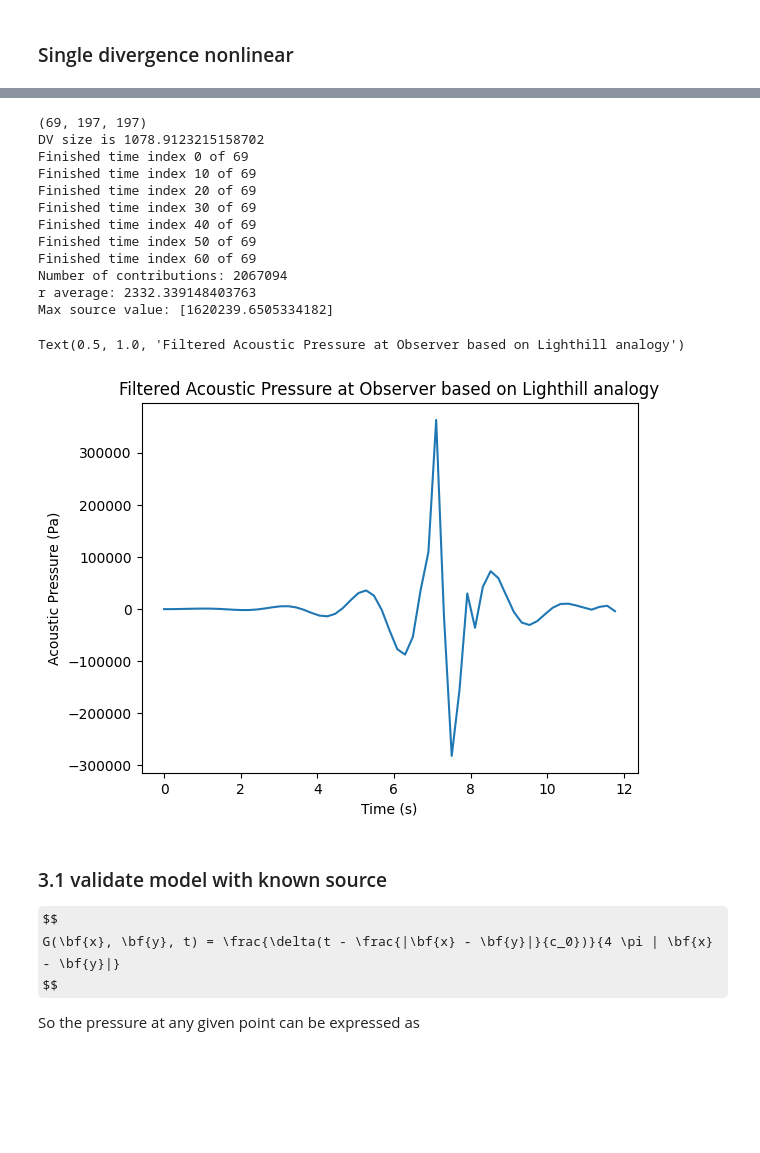
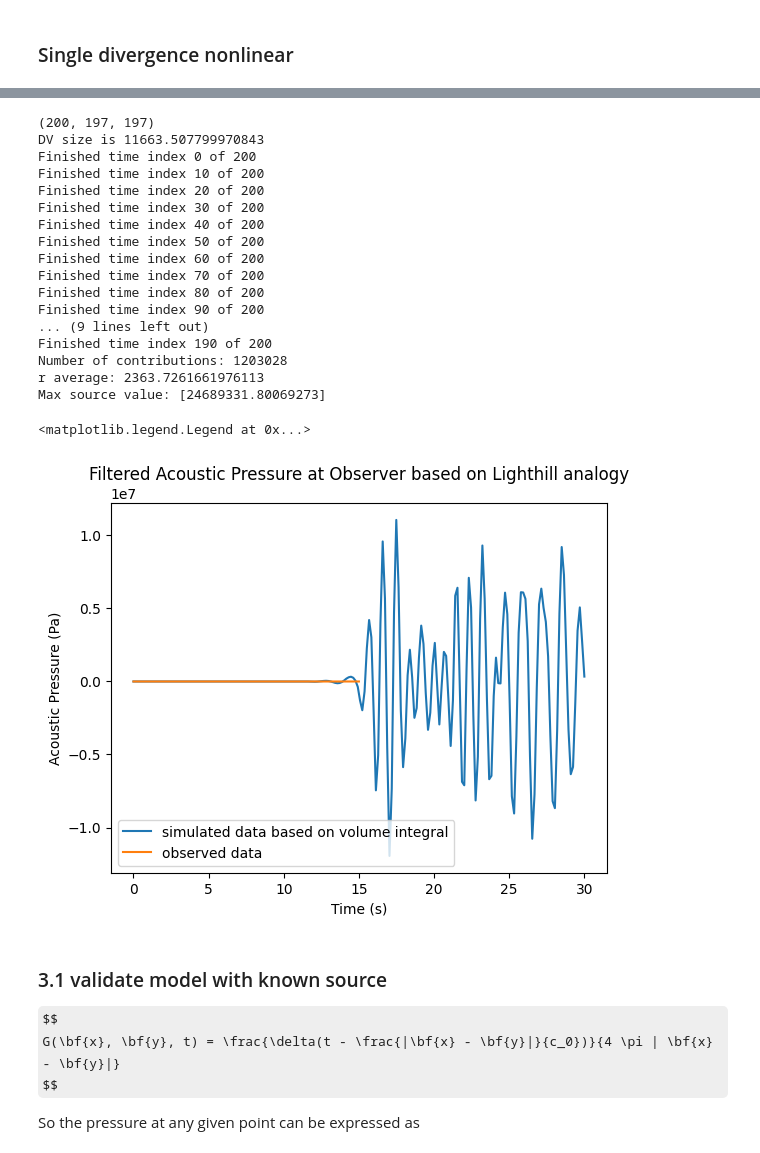
Before and after one commit to paxtonsc/volcano-sims, a Jupyter notebook: notebooks/2025.05.19.experiments.ipynb, the cells around one changed output, grey strips where cells are left out. Cells and saved outputs as stored; diff of their text form; code cells hidden in the pictures; some formulas as TeX source; blank space fills up the shorter version.

Commit message:
About to do some experiemnts with a different eruption model, can always go back to this commit.

```diff
--- a/notebooks/2025.05.19.experiments.ipynb
+++ b/notebooks/2025.05.19.experiments.ipynb
@@ -84,18 +260,18 @@ import numpy as np
 import matplotlib.tri as tri
 
 def solver_from_2D(dom, i):
-    solver_func = get_local_solver_from_index_func("simple_eruption_model", f"test_infrasound_v27_atm{dom}")
+    solver_func = get_local_solver_from_index_func("simple_eruption_model", f"test_infrasound_v29_atm{dom}")
 
     return solver_func(i)
 
 # Prep interpolation grid
 solver0 = solver_from_2D(1, 0)
 physics = solver0.physics
-base_x = np.linspace(0, 500, 200)
-base_y = np.linspace(-200, 1000, 200)
+base_x = np.linspace(0, 300, 200)
+base_y = np.linspace(-200, 800, 200)
 mg_x, mg_y = np.meshgrid(base_x, base_y, indexing="xy")
 
-solver0_list = [solver_from_2D(dom_idx, 0) for dom_idx in [1,2,3]]
+solver0_list = [solver_from_2D(dom_idx, 0) for dom_idx in [1]]
 # Compute workload partition
 ind_partition = [np.where(tri.Triangulation(
   solver.mesh.node_coords[...,0],
@@ -104,7 +280,7 @@ ind_partition = [np.where(tri.Triangulation(
   for solver in solver0_list]
 
 # List of file indices to read
-file_index_list = np.arange(0,iterations,1)
+file_index_list = np.arange(0,iterations,5)
 # %%
 # Allocate union (joining all times) U, in spatially-flattened shape
 U_union = np.nan * np.empty((file_index_list.size, *mg_x.ravel().shape, 8+physics.NDIMS))
@@ -112,7 +288,7 @@ U_union = np.nan * np.empty((file_index_list.size, *mg_x.ravel().shape, 8+physic
 for time_idx, file_idx in enumerate(file_index_list):
 
 	# Load solvers for given time_idx
-	solver_list = [solver_from_2D(dom_idx, file_idx) for dom_idx in [1,2,3]]
+	solver_list = [solver_from_2D(dom_idx, file_idx) for dom_idx in [1]]
 
 	for solver, _index_partition in zip(solver_list, ind_partition):
 		# Identify physical position (x, y) of points to interpolate at with shape (npoints, 2)
@@ -138,15 +314,16 @@ for time_idx, file_idx in enumerate(file_index_list):
 																ref_mapping[ie,...],
 																x_point - x_tri[ie,0,:])
 			# Evaluate basis at reference coordinate
-			U_union[time_idx,write_idx,:] = (solver.state_coeffs[ie,0,:] * (1 - ref_coords_loc[0] - ref_coords_loc[1]))
+			#U_union[time_idx,write_idx,:] = (solver.state_coeffs[ie,0,:] * (1 - ref_coords_loc[0] - ref_coords_loc[1]))
+
+			U_union[time_idx,write_idx,:] = (solver.state_coeffs[ie,0,:] * (1 - ref_coords_loc[0] - ref_coords_loc[1]) + solver.state_coeffs[ie,1,:] * ref_coords_loc[0] + solver.state_coeffs[ie,2,:] * ref_coords_loc[1])
 # %%
 # Evaluate temperature using interpolated state, migrate to meshgrid shape (time_indices, mg_x.shape[0], mg_x.shape[1])
 T_interp = np.reshape(physics.compute_variable("Temperature", U_union).squeeze(axis=2), (file_index_list.size, *mg_x.shape))
 rho = U_union[...,0:3].sum(axis=-1, keepdims=True)
 yM = np.reshape(U_union[...,2:3] / rho, (file_index_list.size, *mg_x.shape))
 
-
-t_range = np.linspace(0, 13.8, T_interp.shape[0])
+t_range = np.linspace(0, 30, T_interp.shape[0])
 # %%
 rho = U_union[...,0:3].sum(axis=-1, keepdims=True)
 u = U_union[:,:,3:4] / rho
@@ -374,34 +555,41 @@ atmosphere_solid_angle = 4 * np.pi * (2/3)
 X = int_x[0]
 Y = int_y[:,0]
 
-X = np.linspace(-200, 200, 40)
-Y = np.linspace(0, 400, 40)
-Z = np.linspace(-200, 200, 40)
+X = np.linspace(-200, 200, 20)
+Y = np.linspace(0, 500, 20)
+Z = np.linspace(-200, 200, 20)
 
 points = (t_range, int_y[:,0], int_x[0])
 
 pressure_obs = lighthill.calculate_pressure_as_volume_integral(X, Y, Z, file_index_list, x_obs, points, source, t_range, int_x[0][-1], c0)
 # %% [output]
-(69, 197, 197)
-DV size is 1078.9123215158702
-Finished time index 0 of 69
-Finished time index 10 of 69
-Finished time index 20 of 69
-Finished time index 30 of 69
-Finished time index 40 of 69
-Finished time index 50 of 69
-Finished time index 60 of 69
-Number of contributions: 2067094
-r average: 2332.339148403763
-Max source value: [1620239.6505334182]
+(200, 197, 197)
+DV size is 11663.507799970843
+Finished time index 0 of 200
+Finished time index 10 of 200
+Finished time index 20 of 200
+Finished time index 30 of 200
+Finished time index 40 of 200
+Finished time index 50 of 200
+Finished time index 60 of 200
+Finished time index 70 of 200
+Finished time index 80 of 200
+Finished time index 90 of 200
+... (9 lines left out)
+Finished time index 190 of 200
+Number of contributions: 1203028
+r average: 2363.7261661976113
+Max source value: [24689331.80069273]
 # %%
-plt.plot(t_range[:-10], lighthill.highpass(pressure_obs[:-10]))
+plt.plot(t_range, lighthill.highpass(pressure_obs), label="simulated data based on volume integral")
+plt.plot(tr0_filtered.times(), tr0_filtered.data, label="observed data")
 plt.xlabel('Time (s)')
 plt.ylabel('Acoustic Pressure (Pa)')
 plt.title('Filtered Acoustic Pressure at Observer based on Lighthill analogy')
+plt.legend()
 # %% [output]
-Text(0.5, 1.0, 'Filtered Acoustic Pressure at Observer based on Lighthill analogy')
+<matplotlib.legend.Legend at 0x...>
-[figure, old version]
+[figure, new version]
 # %% [markdown]
 ### 3.1 validate model with known source
 
```
Also changed, not shown: parts of 22 cells of this notebook, 7 other files.
